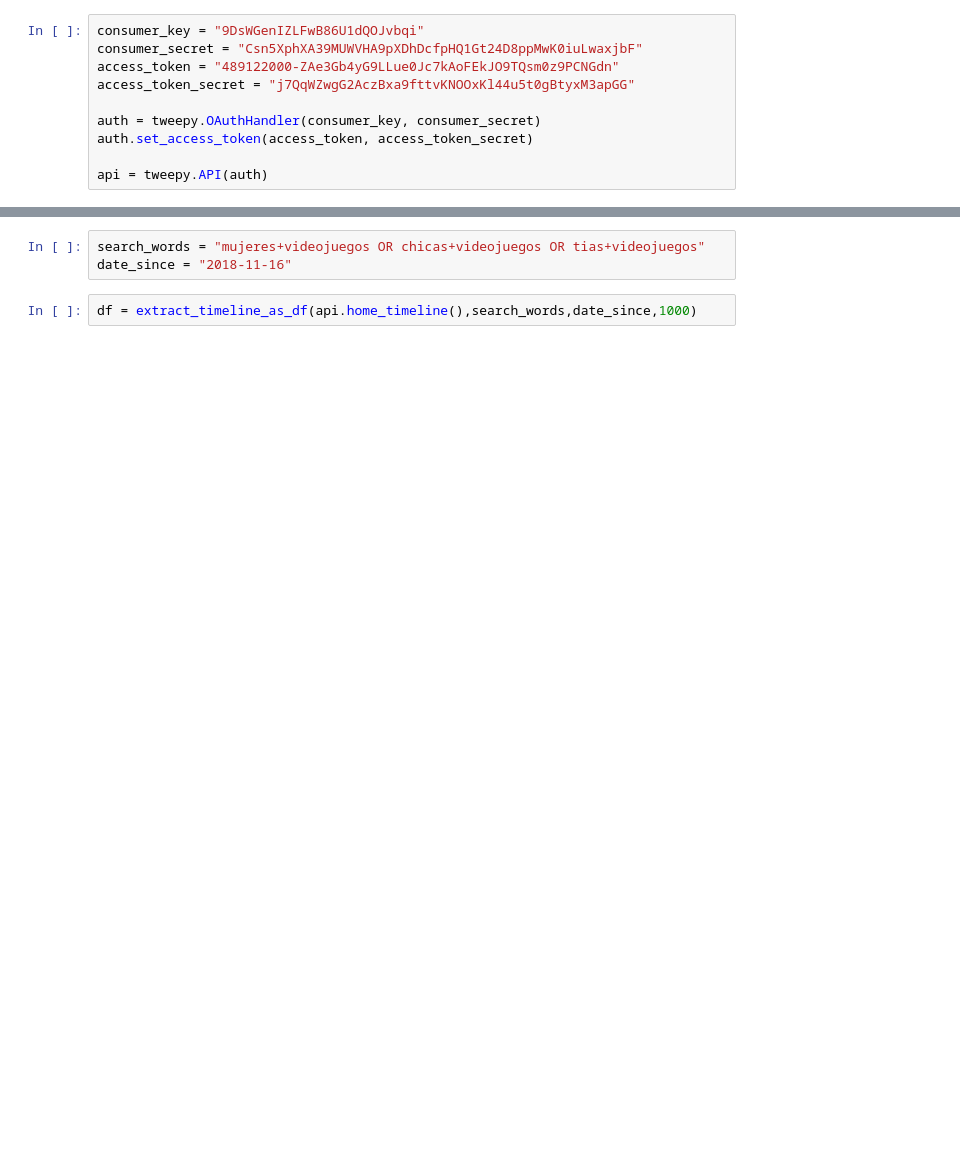
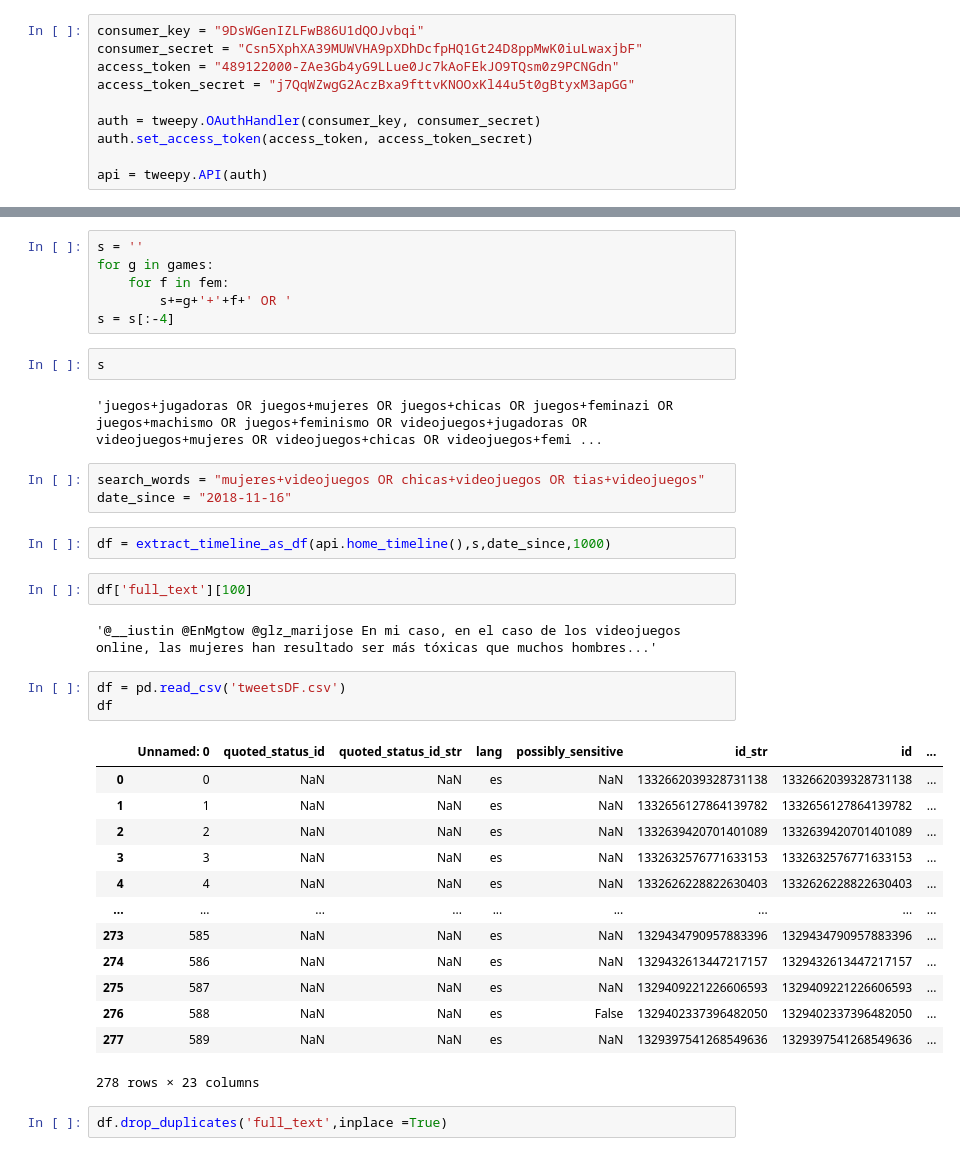
Before and after one commit to aGimenezO/IH-final-project-Misoginy-Tweet-Detection-NLP-Model, a Jupyter notebook: Main.ipynb, the cells around one changed output, grey strips where cells are left out. Saved outputs shown, nothing was run; the diff lists cells and outputs as text; blank space fills up the shorter version.

```diff
--- a/Main.ipynb
+++ b/Main.ipynb
@@ -43,10 +45,43 @@ def extract_timeline_as_df(timeline_list,search_word,date_since,n_results):
     df = pd.DataFrame(tweets_data, columns=header_cols)
     return df
+# %%
+s = ''
+for g in games:
+    for f in fem:
+        s+=g+'+'+f+' OR '
+s = s[:-4]
+# %%
+s
+# %% [output]
+'juegos+jugadoras OR juegos+mujeres OR juegos+chicas OR juegos+feminazi OR juegos+machismo OR juegos+feminismo OR videojuegos+jugadoras OR videojuegos+mujeres OR videojuegos+chicas OR videojuegos+femi ...
 # %%
 search_words = "mujeres+videojuegos OR chicas+videojuegos OR tias+videojuegos"
 date_since = "2018-11-16"
 # %%
-df = extract_timeline_as_df(api.home_timeline(),search_words,date_since,1000)
+df = extract_timeline_as_df(api.home_timeline(),s,date_since,1000)
+# %%
+df['full_text'][100]
+# %% [output]
+'@__iustin @EnMgtow @glz_marijose En mi caso, en el caso de los videojuegos online, las mujeres han resultado ser más tóxicas que muchos hombres...'
+# %%
+df = pd.read_csv('tweetsDF.csv')
+df
+# %% [output]
+|  | Unnamed: 0 | quoted_status_id | quoted_status_id_str | lang | possibly_sensitive | id_str | id | ... |
+| 0 | 0 | NaN | NaN | es | NaN | 1332662039328731138 | 1332662039328731138 | ... |
+| 1 | 1 | NaN | NaN | es | NaN | 1332656127864139782 | 1332656127864139782 | ... |
+| 2 | 2 | NaN | NaN | es | NaN | 1332639420701401089 | 1332639420701401089 | ... |
+| 3 | 3 | NaN | NaN | es | NaN | 1332632576771633153 | 1332632576771633153 | ... |
+| 4 | 4 | NaN | NaN | es | NaN | 1332626228822630403 | 1332626228822630403 | ... |
+| ... | ... | ... | ... | ... | ... | ... | ... | ... |
+| 273 | 585 | NaN | NaN | es | NaN | 1329434790957883396 | 1329434790957883396 | ... |
+| 274 | 586 | NaN | NaN | es | NaN | 1329432613447217157 | 1329432613447217157 | ... |
+| 275 | 587 | NaN | NaN | es | NaN | 1329409221226606593 | 1329409221226606593 | ... |
+| 276 | 588 | NaN | NaN | es | False | 1329402337396482050 | 1329402337396482050 | ... |
+| 277 | 589 | NaN | NaN | es | NaN | 1329397541268549636 | 1329397541268549636 | ... |
+278 rows × 23 columns
+# %%
+df.drop_duplicates('full_text',inplace =True)
 # %%
 df
 # %% [output]
```
Also changed, not shown: parts of 27 cells of this notebook, 3 other files.
